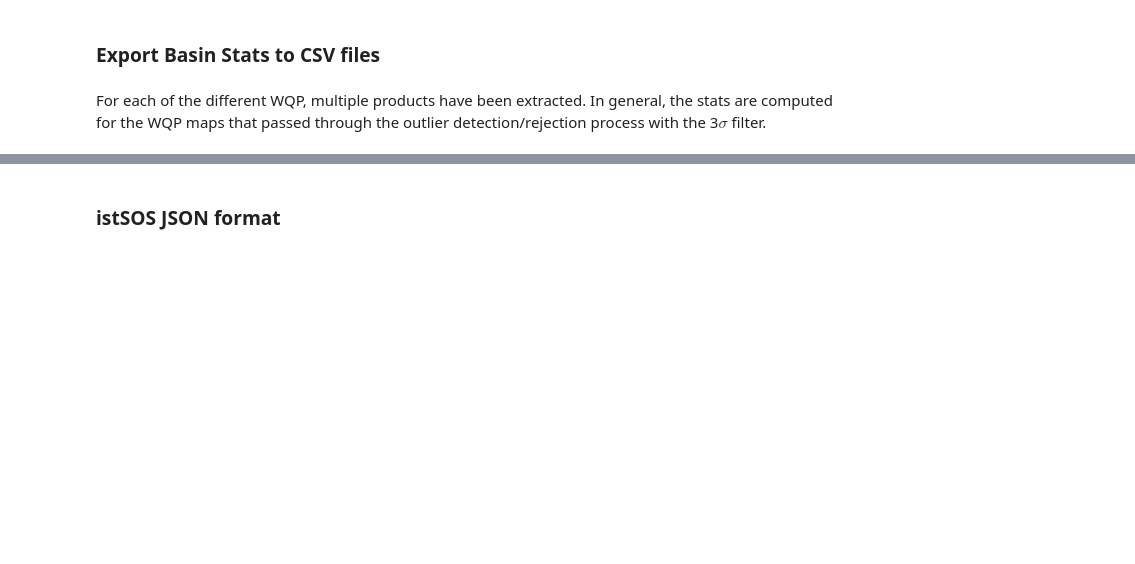
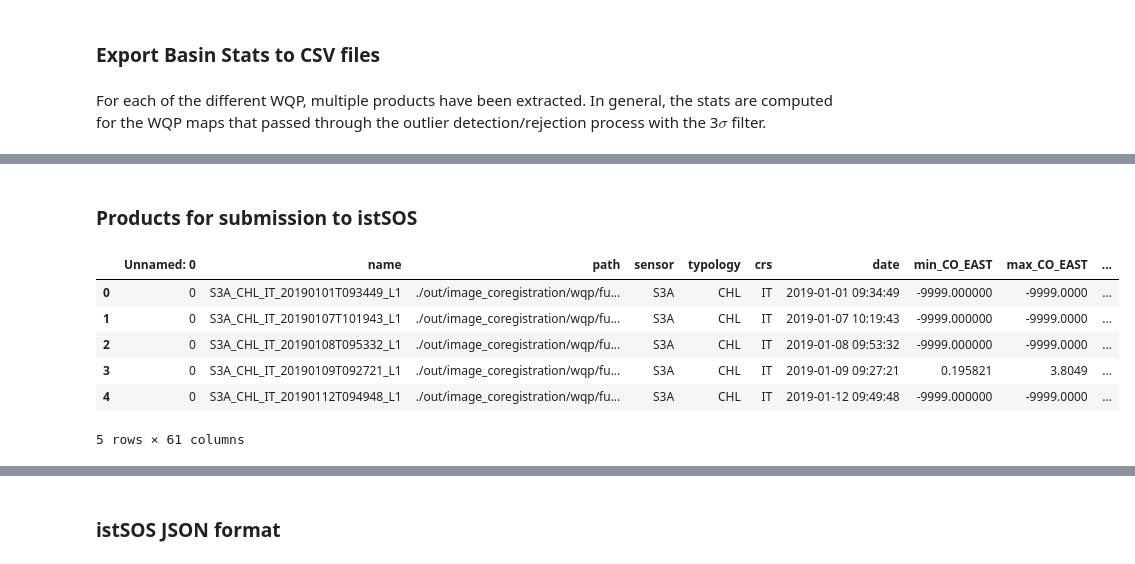
Before and after one commit to JFToro192/jpnbWQPsimile, a Jupyter notebook: notebooks/WQP_istSOS.ipynb, the cells around one changed output, grey strips where cells are left out. Drawn from its saved outputs; the diff is of its cells as text; code cells hidden in the pictures; blank space fills up the shorter version.

```diff
--- a/notebooks/WQP_istSOS.ipynb
+++ b/notebooks/WQP_istSOS.ipynb
@@ -271,3 +273,3 @@ wg.HBox([typology, orMethod])
 # %%
-in_path = os.path.join(cwd['in'],'wqp',orMethod.value,typology.value)
+in_path = os.path.join(cwd['in'],'wqp','full_coregistered_or',orMethod.value,typology.value)
 in_path
@@ -274,5 +278,5 @@ in_path
 # %%
-in_path = os.path.join(cwd['in'],'wqp',orMethod.value,typology.value)
+# in_path = os.path.join(cwd['in'],'wqp',orMethod.value,typology.value)
 
 # In case it is required cropping the maps
 
@@ -293,5 +297,12 @@ in_path = os.path.join(cwd['in'],'wqp',orMethod.value,typology.value)
 #             wqp_map.crops['wqp']['crop'] = d_temp
 #             wqp_map.saveMaskedImage(os.path.join(out_path,wqp_map.name+'.tif'),'wqp',band=1)
 #             wqp_map.image.close()
+# %%
+if typology.value in ['chl','tsm']:
+    in_path = os.path.join(cwd['in'],'wqp','full_coregistered_or',orMethod.value,typology.value)
+    stats = os.path.join(in_path,f'lakesStats_{typology.value}.csv')
+elif typology.value in ['lswt']:
+    in_path = os.path.join('./out/outlier_rejection/wqp',orMethod.value,typology.value)
+    stats = os.path.join('./out/outlier_rejection/wqp',orMethod.value,typology.value,f'lakesStats_{typology.value}.csv')
 # %%
 # Take into account that some of the files have already been analyzed
@@ -327,0 +355,15 @@ istsos.appendStatsFile(df, stats)
+# %% [markdown]
+### Products for submission to istSOS
+# %%
+# Load dataset
+df = pd.read_csv(stats,delimiter=",", encoding='utf-8')
+# %%
+df.head()
+# %% [output]
+|  | Unnamed: 0 | name | path | sensor | typology | crs | date | min_CO_EAST | max_CO_EAST | ... |
+| 0 | 0 | S3A_CHL_IT_20190101T093449_L1 | ./out/image_coregistration/wqp/fu... | S3A | CHL | IT | 2019-01-01 09:34:49 | -9999.000000 | -9999.0000 | ... |
+| 1 | 0 | S3A_CHL_IT_20190107T101943_L1 | ./out/image_coregistration/wqp/fu... | S3A | CHL | IT | 2019-01-07 10:19:43 | -9999.000000 | -9999.0000 | ... |
+| 2 | 0 | S3A_CHL_IT_20190108T095332_L1 | ./out/image_coregistration/wqp/fu... | S3A | CHL | IT | 2019-01-08 09:53:32 | -9999.000000 | -9999.0000 | ... |
+| 3 | 0 | S3A_CHL_IT_20190109T092721_L1 | ./out/image_coregistration/wqp/fu... | S3A | CHL | IT | 2019-01-09 09:27:21 | 0.195821 | 3.8049 | ... |
+| 4 | 0 | S3A_CHL_IT_20190112T094948_L1 | ./out/image_coregistration/wqp/fu... | S3A | CHL | IT | 2019-01-12 09:49:48 | -9999.000000 | -9999.0000 | ... |
+5 rows × 61 columns
```
Also changed, not shown: parts of 30 cells of this notebook, 1 other file.
